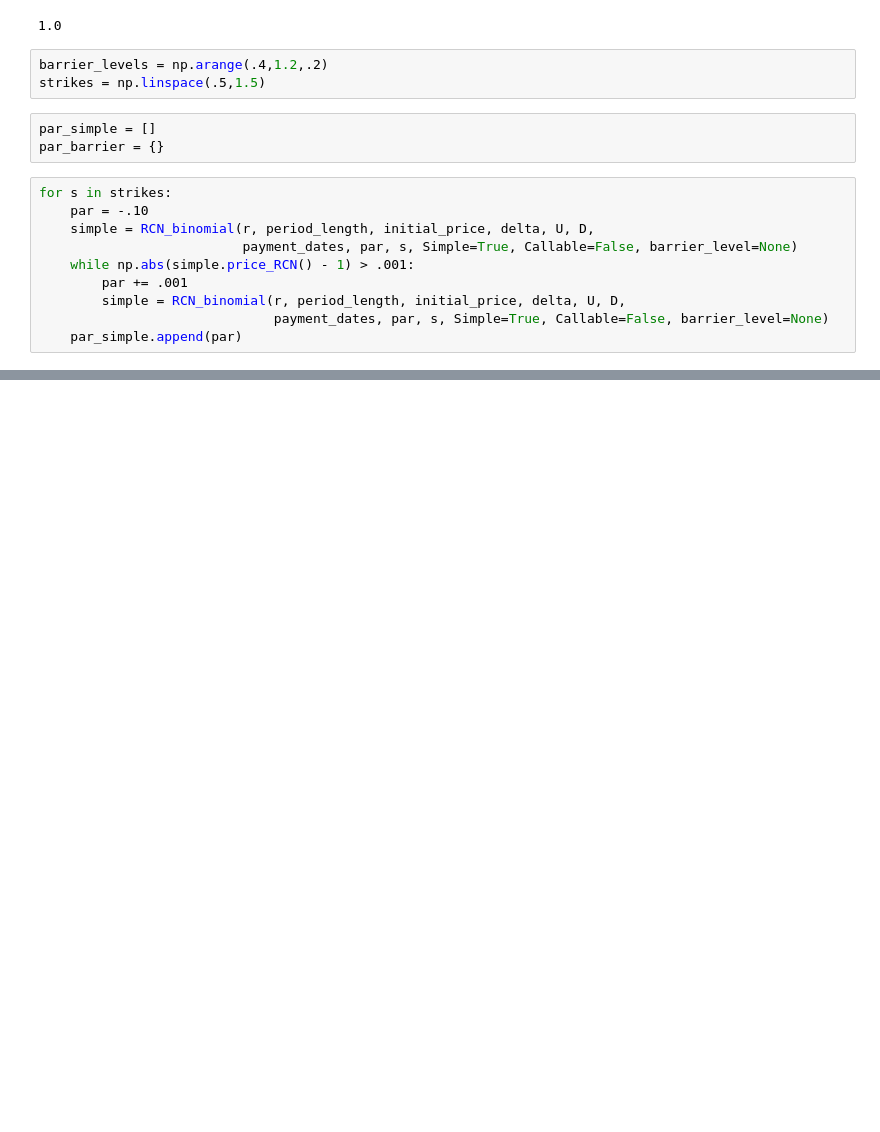
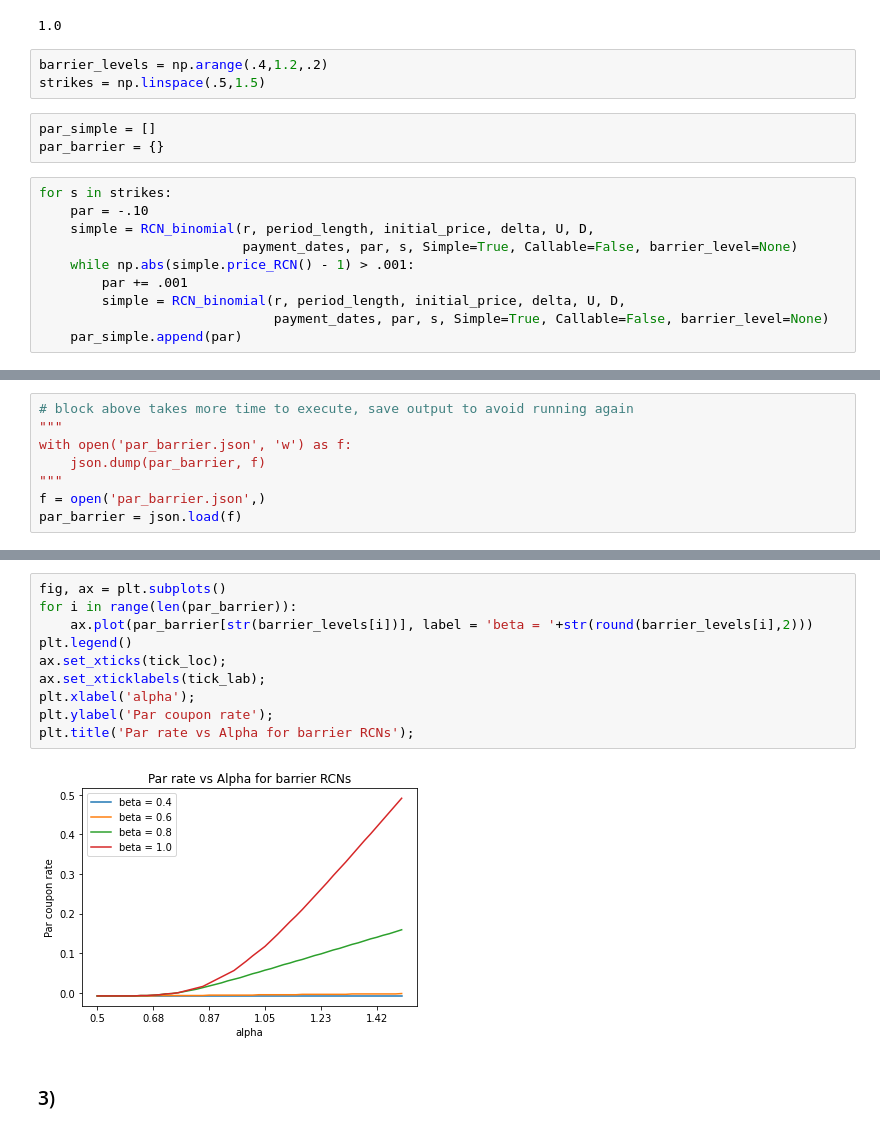
Before and after one commit to dexdx/Derivatives_Project, a Jupyter notebook: part_5.ipynb, the cells around one changed output, grey strips where cells are left out. Saved outputs shown, nothing was run; the diff lists cells and outputs as text; blank space fills up the shorter version.

```diff
--- a/part_5.ipynb
+++ b/part_5.ipynb
@@ -134,0 +112,8 @@ plt.plot(par_simple)
+# %%
+# block above takes more time to execute, save output to avoid running again
+"""
+with open('par_barrier.json', 'w') as f:
+    json.dump(par_barrier, f)
+"""
+f = open('par_barrier.json',)
+par_barrier = json.load(f)
@@ -134,0 +133,14 @@ plt.plot(par_simple)
+# %%
+fig, ax = plt.subplots()
+for i in range(len(par_barrier)):
+    ax.plot(par_barrier[str(barrier_levels[i])], label = 'beta = '+str(round(barrier_levels[i],2)))
+plt.legend()
+ax.set_xticks(tick_loc);
+ax.set_xticklabels(tick_lab);
+plt.xlabel('alpha');
+plt.ylabel('Par coupon rate');
+plt.title('Par rate vs Alpha for barrier RCNs');
+# %% [output]
+[figure, added]
+# %% [markdown]
+### 3)
```
Also changed, not shown: parts of 13 cells of this notebook.
